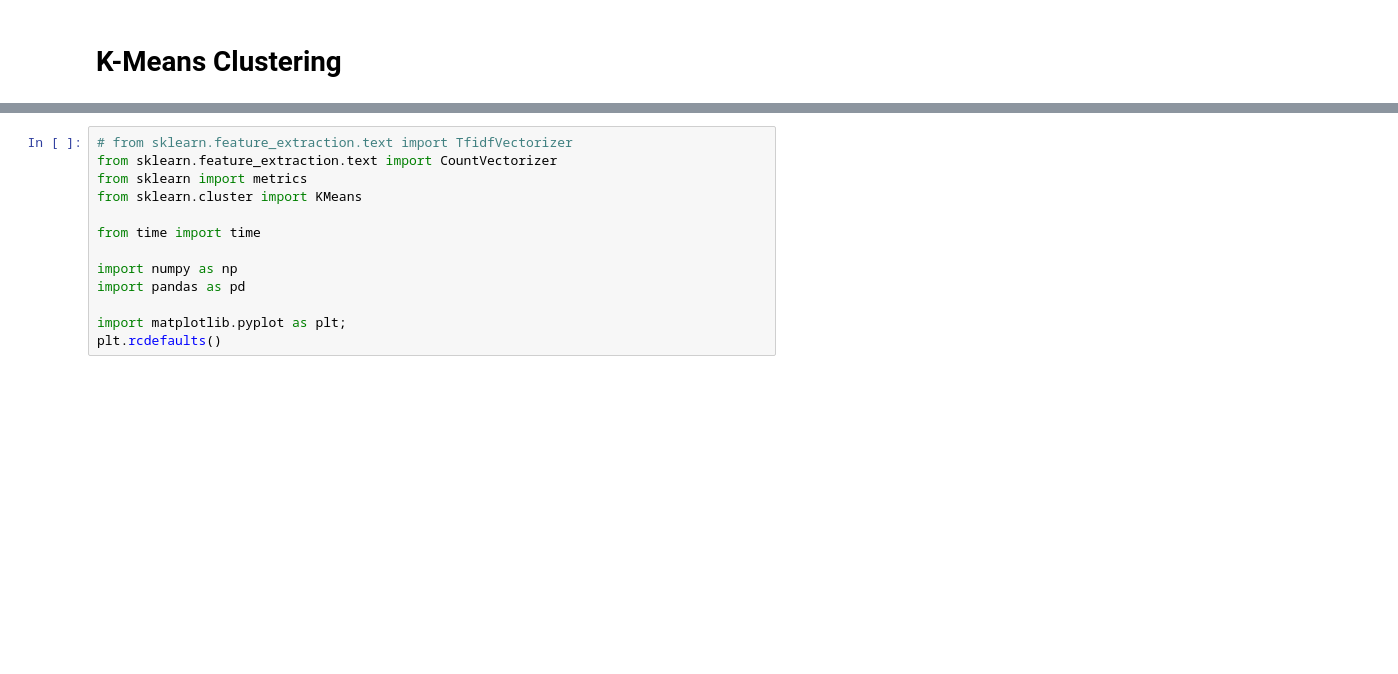
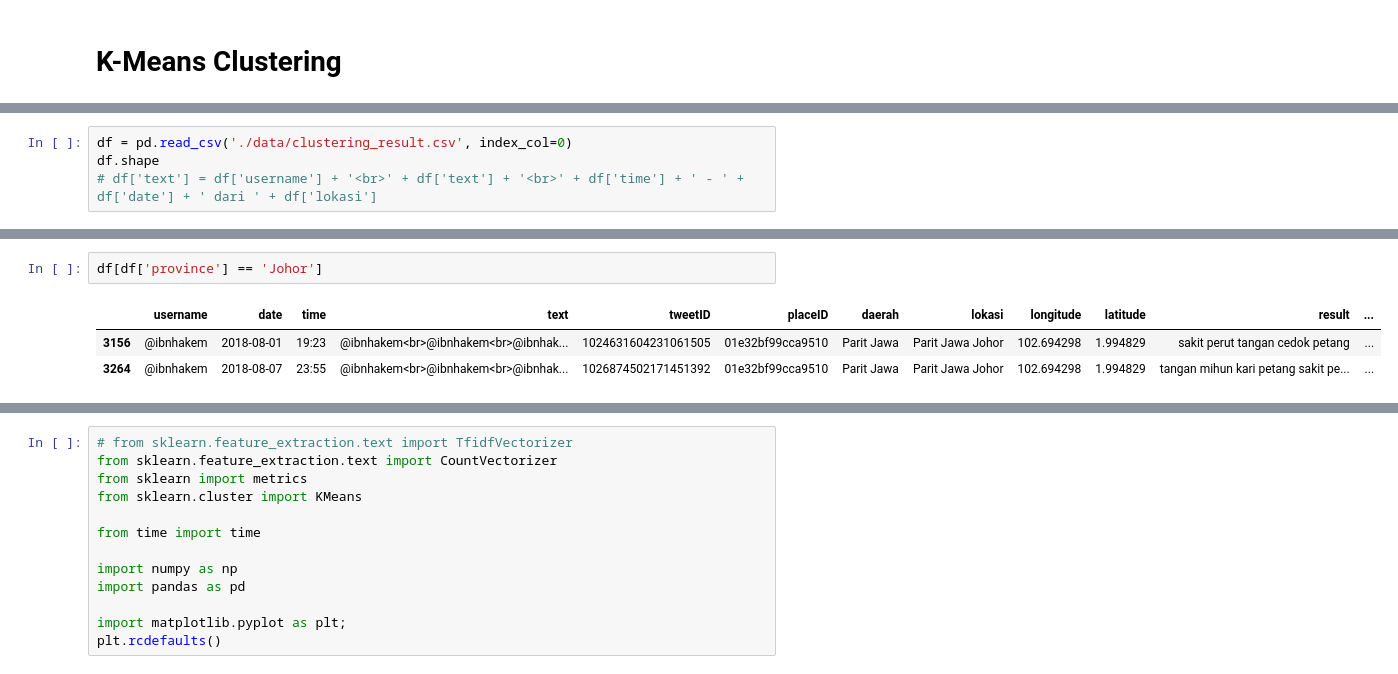
Before and after one commit to robitalhazmi/final-project, a Jupyter notebook: K-Means Clustering.ipynb, the cells around one changed output, grey strips where cells are left out. Saved outputs shown, nothing was run; the diff lists cells and outputs as text; blank space fills up the shorter version.

Commit message:
add clustering result with province

```diff
--- a/K-Means Clustering.ipynb
+++ b/K-Means Clustering.ipynb
@@ -2,0 +12,4 @@
+# %%
+df = pd.read_csv('./data/clustering_result.csv', index_col=0)
+df.shape
+# df['text'] = df['username'] + '<br>' + df['text'] + '<br>' + df['time'] + ' - ' + df['date'] + ' dari ' + df['lokasi']
@@ -2,0 +34,6 @@
+# %%
+df[df['province'] == 'Johor']
+# %% [output]
+|  | username | date | time | text | tweetID | placeID | daerah | lokasi | longitude | latitude | result | ... |
+| 3156 | @ibnhakem | 2018-08-01 | 19:23 | @ibnhakem<br>@ibnhakem<br>@ibnhak... | 1024631604231061505 | 01e32bf99cca9510 | Parit Jawa | Parit Jawa Johor | 102.694298 | 1.994829 | sakit perut tangan cedok petang | ... |
+| 3264 | @ibnhakem | 2018-08-07 | 23:55 | @ibnhakem<br>@ibnhakem<br>@ibnhak... | 1026874502171451392 | 01e32bf99cca9510 | Parit Jawa | Parit Jawa Johor | 102.694298 | 1.994829 | tangan mihun kari petang sakit pe... | ... |
```
Also changed, not shown: parts of 8 cells of this notebook, 2 other files.
